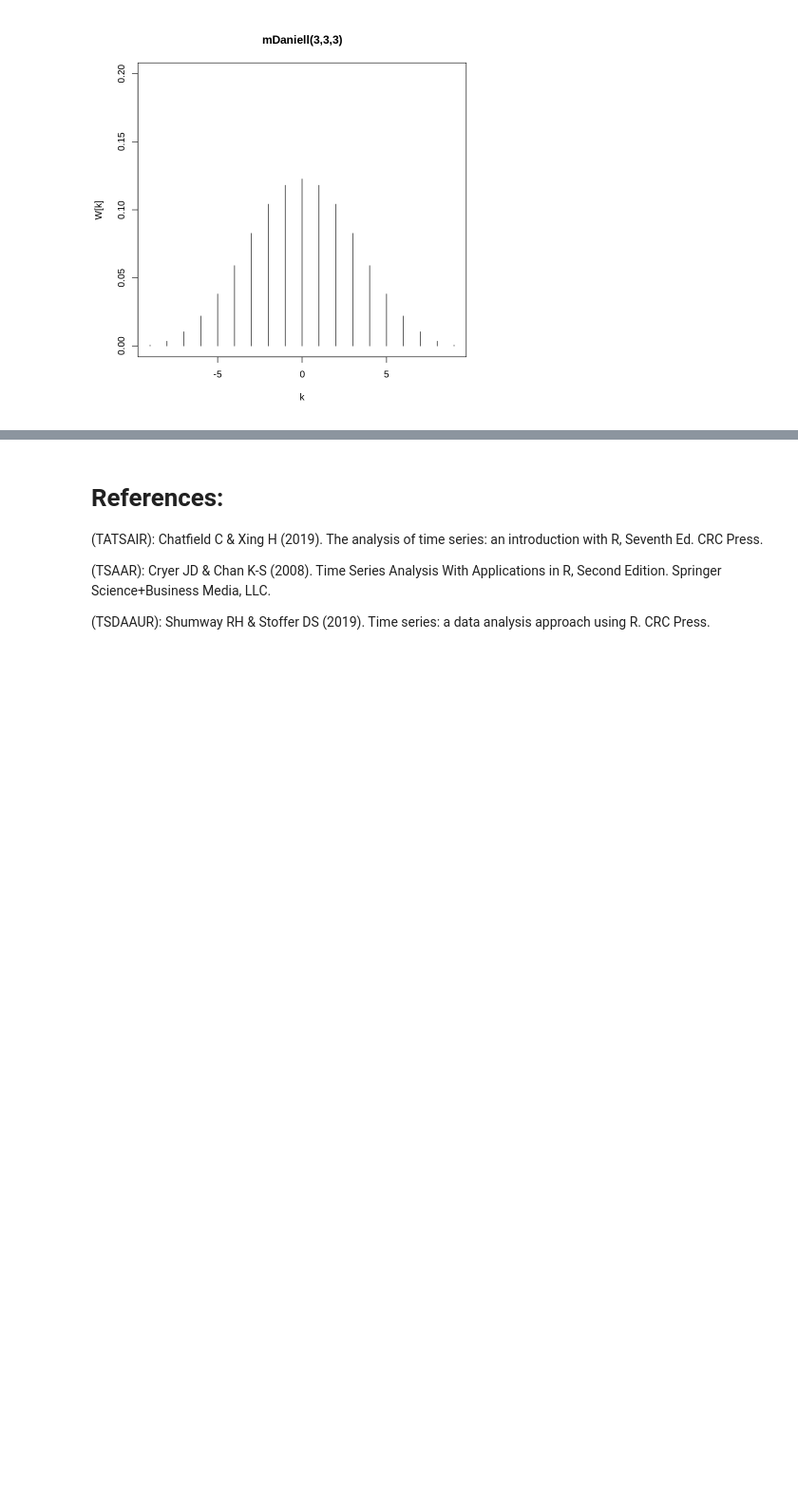
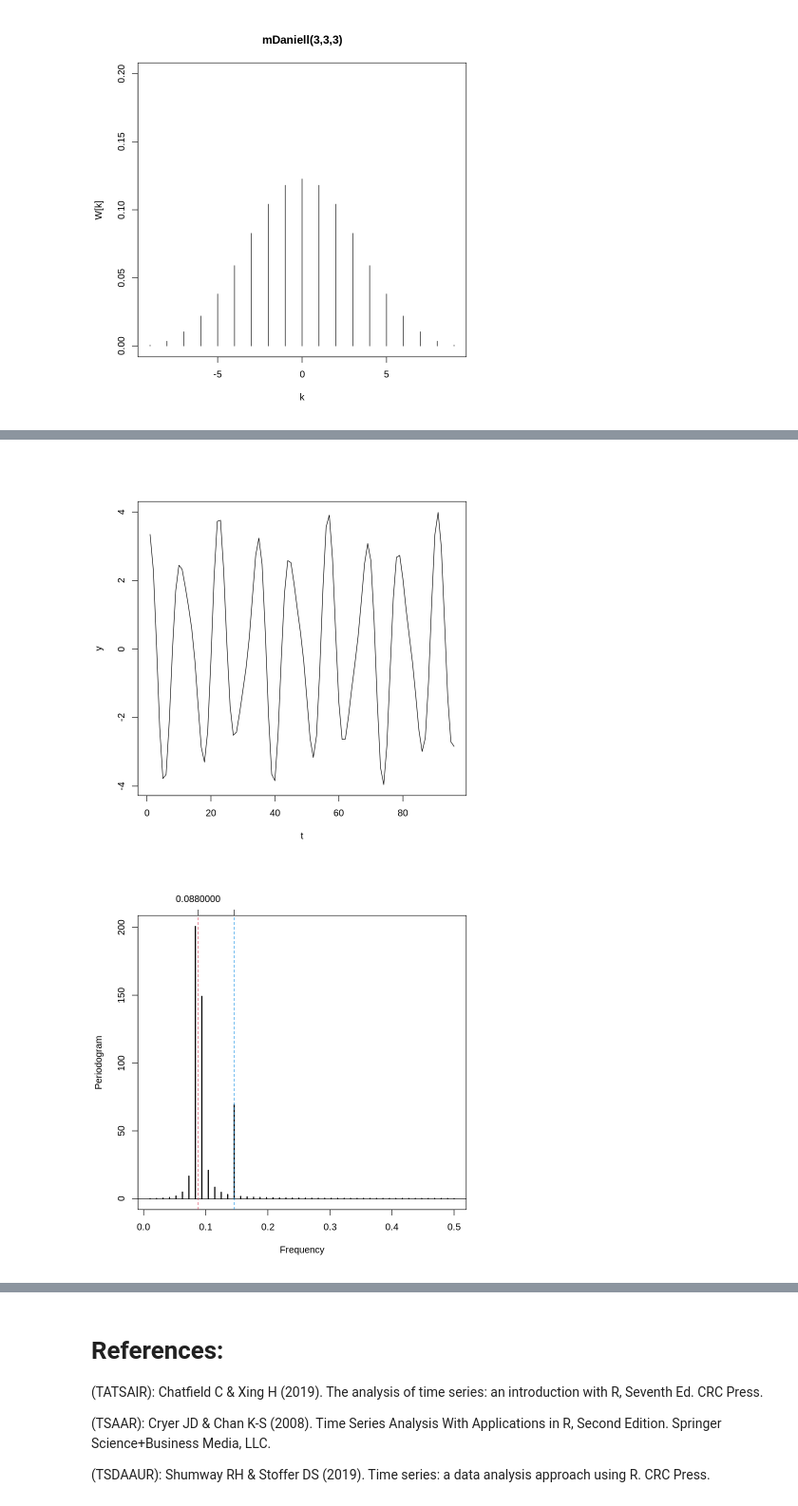
Before and after one commit to pacayton/Stat_268_Advanced_Time_Series_Analysis, a Jupyter notebook: Stat_268_Week_3_4_Freq_Domain_Spectral_Analysis.ipynb, the cells around one changed output, grey strips where cells are left out. Shown at 95% size. Saved outputs shown, nothing was run; the diff lists cells and outputs as text; code cells hidden in the pictures; blank space fills up the shorter version.

```diff
--- a/Stat_268_Week_3_4_Freq_Domain_Spectral_Analysis.ipynb
+++ b/Stat_268_Week_3_4_Freq_Domain_Spectral_Analysis.ipynb
@@ -1061,0 +1130,19 @@ which means that for large sample sizes, i.e., $n \rightarrow \infty$, bias can
+# %%
+## Example of a Leaking Periodogram
+
+t <- 1:96 # Sample periods
+f1 <- 0.088 # non-Fourier frequency
+f2 <- 14/96 # Fourier Frequency
+
+y <- 3*cos(f1*2*pi*t)+sin(f2*2*pi*t) # Simulated Series
+
+plot(t,y, type = "l") # Plot of Simulated data
+
+periodogram(y) ## Estimated Periodogram
+abline(h=0)
+axis(3, at = c(0.0880, 14/96))
+abline(v = 0.0880, col = 2, lty = 2)
+abline(v = 14/96, col = 4, lty = 2)
+# %% [output]
+[figure, added]
+[figure, added]
```
Also changed, not shown: parts of 51 cells of this notebook.
